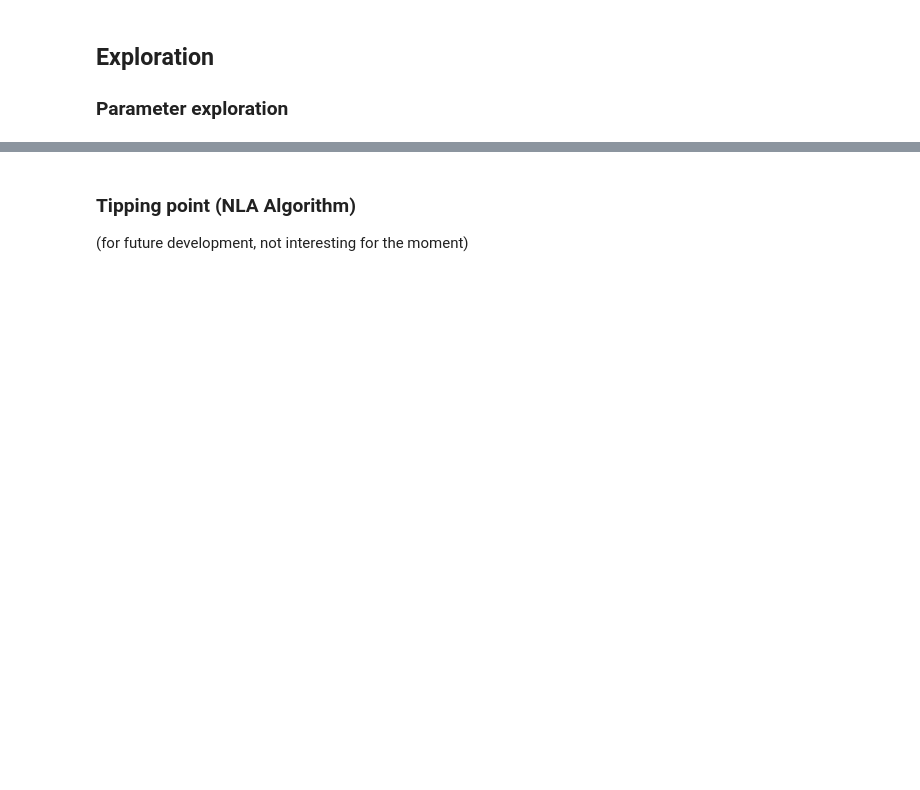
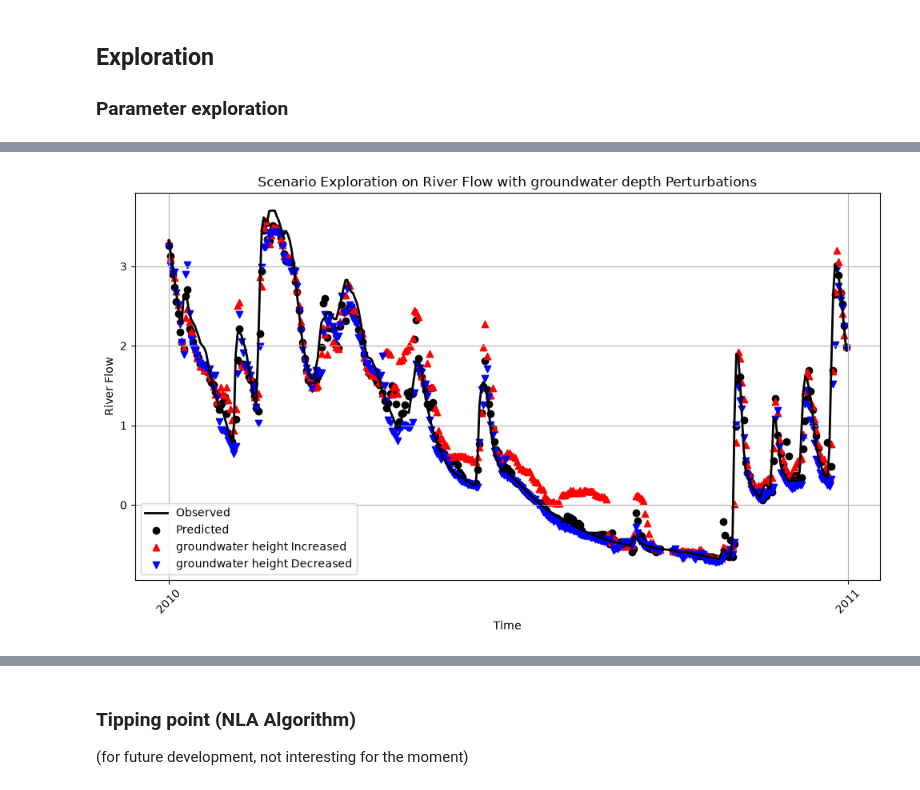
Before and after one commit to EulalieContreras/NTU_ecoinformatic, a Jupyter notebook: mywork/hydrography_notebook.ipynb, the cells around one changed output, grey strips where cells are left out. Drawn from its saved outputs; the diff is of its cells as text; code cells hidden in the pictures; blank space fills up the shorter version.

Commit message:
developpement partie exploration

```diff
--- a/mywork/hydrography_notebook.ipynb
+++ b/mywork/hydrography_notebook.ipynb
@@ -1293,0 +1295,54 @@ plt.tight_layout()
+# %%
+flow = df['mean_flow']
+depth = df['NGF_depth']
+
+# 2. Création de lagged avec dates alignées
+lag_cols = [f'flow_lag{i}' for i in range(E_best)]
+lagged = pd.concat([flow.shift(i) for i in range(E_best)], axis=1)
+lagged.columns = lag_cols
+lagged['depth_t'] = depth
+lagged['date'] = df['date']
+lagged = lagged.dropna().reset_index(drop=True)
+
+col_names = lag_cols + ['depth_t']
+n_coord = len(col_names)
+n0 = len(lagged)
+half = n0 // 2
+
+d = lagged.copy()
+d.loc[half:, 'depth_t'] += 0.5
+pred_increase = Simplex(dataFrame=with_time(d), lib=f"1 {half}", pred=f"{half+1} {n0}",
+                columns=col_names, target=col_names[0], embedded=True,
+                E=n_coord, knn=n_coord + 1, verbose=False)
+
+d = lagged.copy()
+d.loc[half:, 'depth_t'] += 0
+pred_nochange = Simplex(dataFrame=with_time(d), lib=f"1 {half}", pred=f"{half+1} {n0}",
+                columns=col_names, target=col_names[0], embedded=True,
+                E=n_coord, knn=n_coord + 1, verbose=False)
+
+d = lagged.copy()
+d.loc[half:, 'depth_t'] += -0.5
+pred_decrease = Simplex(dataFrame=with_time(d), lib=f"1 {half}", pred=f"{half+1} {n0}",
+                columns=col_names, target=col_names[0], embedded=True,
+                E=n_coord, knn=n_coord + 1, verbose=False)
+
+pred_nochange, pred_increase, pred_decrease = [prep(d) for d in (pred_nochange, pred_increase, pred_decrease)]
+
+plt.figure(figsize=(10, 6))
+plt.plot(pred_nochange['time'], pred_nochange["Observations"].values, label="Observed", color="black", linewidth=2)
+plt.scatter(pred_nochange['time'], pred_nochange["Predictions"].values, label="Predicted", color="black", marker='o')
+plt.scatter(pred_increase['time'], pred_increase["Predictions"].values, label="groundwater height Increased", color="red", marker='^')
+plt.scatter(pred_decrease['time'], pred_decrease["Predictions"].values, label="groundwater height Decreased", color="blue", marker='v')
+ax = plt.gca()
+ax.xaxis.set_major_locator(mdates.YearLocator())
+ax.xaxis.set_major_formatter(mdates.DateFormatter('%Y'))
+plt.xticks(rotation=45)
+plt.xlabel("Time")
+plt.ylabel("River Flow")
+plt.title("Scenario Exploration on River Flow with groundwater depth Perturbations")
+plt.legend()
+plt.grid(True)
+plt.tight_layout()
+# %% [output]
+[figure, added]
```
Also changed, not shown: parts of 13 cells of this notebook, 6 other files.
